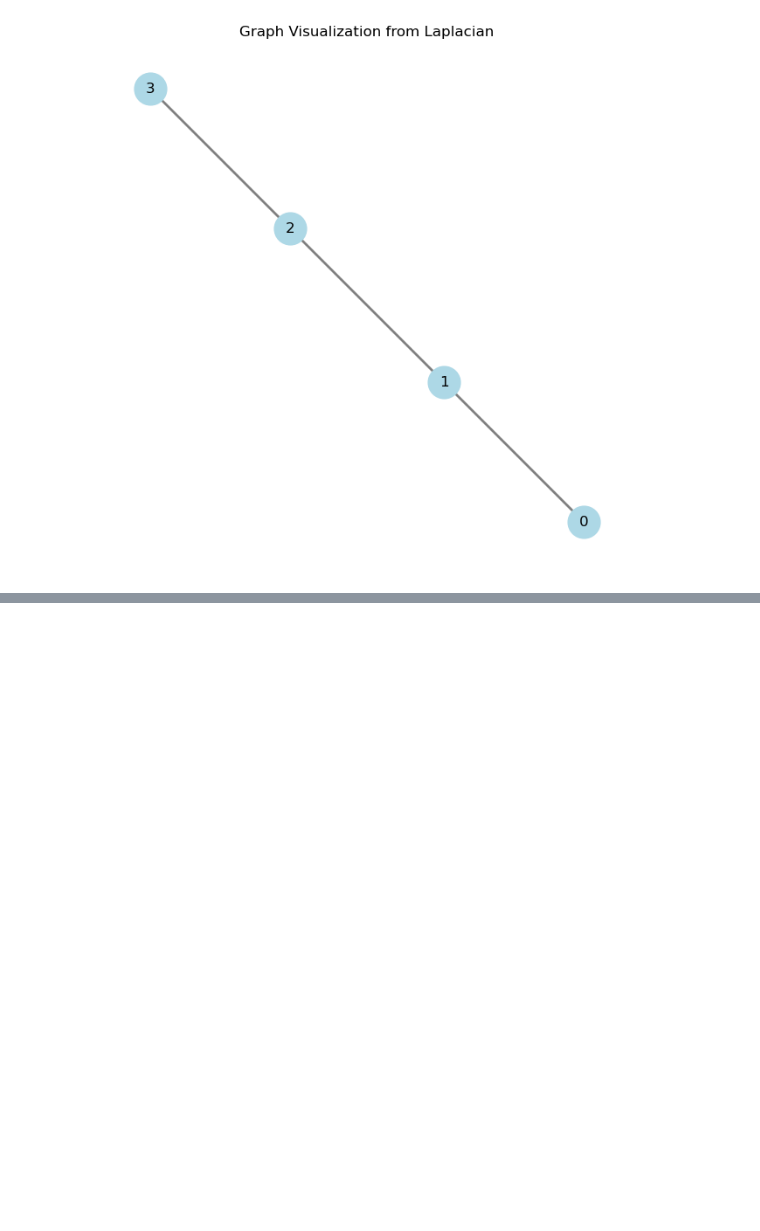
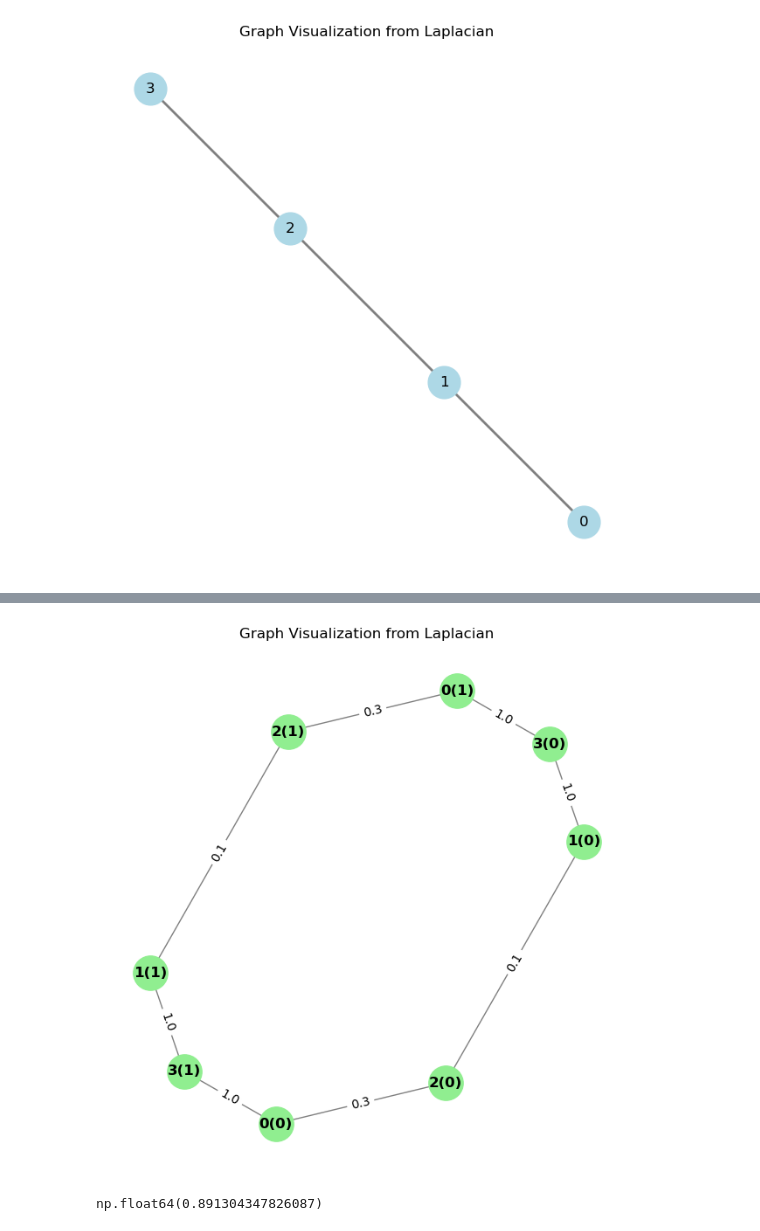
Before and after one commit to alex-anw/MA_new, a Jupyter notebook: MA_python.ipynb, the cells around one changed output, grey strips where cells are left out. Saved outputs shown, nothing was run; the diff lists cells and outputs as text; code cells hidden in the pictures; blank space fills up the shorter version.

```diff
--- a/MA_python.ipynb
+++ b/MA_python.ipynb
@@ -168,0 +644,9 @@ draw_graph_from_laplacian(path_laplacian)
+# %%
+ssd_fml=  [
+    [1.3, 0, -0.3,1],
+    [0,1.1,-0.1,-1],
+    [-0.3,-0.1,0.4,0],
+    [1, -1, 0,2],
+]
+lift_fml= gremban_lift(ssd_fml)
+lift_fml
@@ -168,0 +672,11 @@ draw_graph_from_laplacian(path_laplacian)
+# %%
+draw_graph_from_laplacian(lift_fml,True, 2)
+# %% [output]
+[figure, added]
+# %%
+l= [1,0,-1,0,0,0,0,0]
+pinv_fml= np.linalg.pinv(lift_fml)
+r_l=0.3*(l @ pinv_fml @ np.transpose(l))
+r_l
+# %% [output]
+np.float64(0.891304347826087)
```
Also changed, not shown: parts of 38 cells of this notebook, 2 other files.
